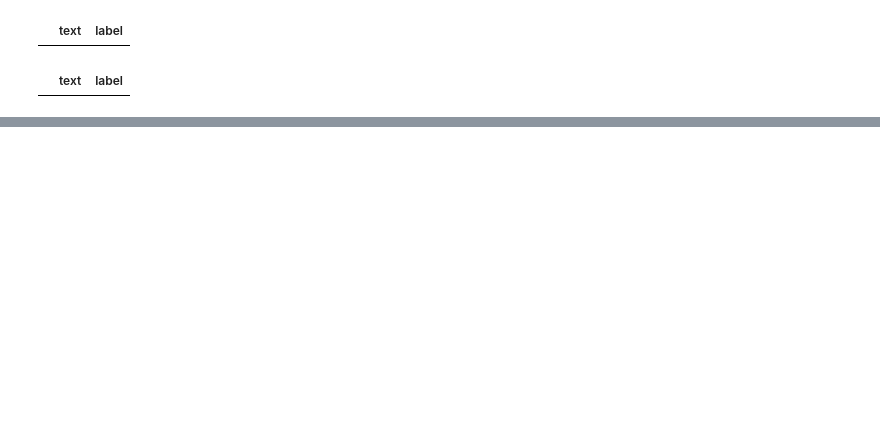
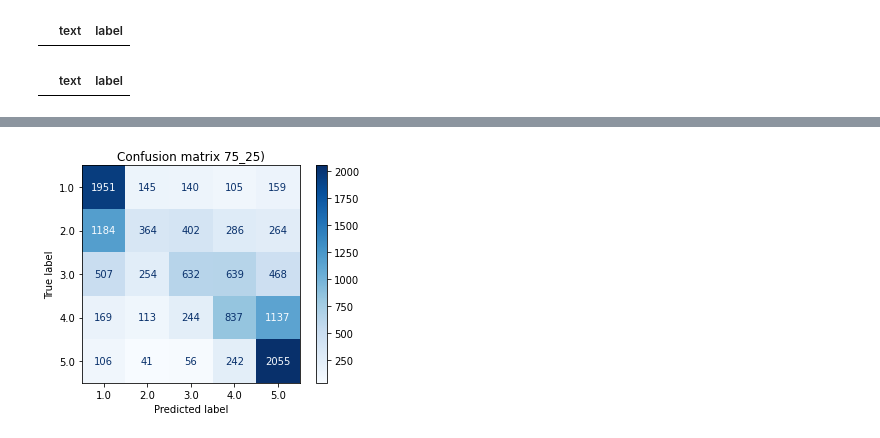
Before and after one commit to PhuongAnhMannheim/Master, a Jupyter notebook: ComparisonExperiments/Cell_only_amazon_LR.ipynb, the cells around one changed output, grey strips where cells are left out. Drawn from its saved outputs; the diff is of its cells as text; code cells hidden in the pictures; blank space fills up the shorter version.

```diff
--- a/ComparisonExperiments/Cell_only_amazon_LR.ipynb
+++ b/ComparisonExperiments/Cell_only_amazon_LR.ipynb
@@ -85,7 +79,7 @@ df.iloc[100].text
 X_train, X_test, y_train, y_test = train_test_split(df.text, df.label, test_size=0.25,random_state=7, stratify=df.label)
 
 # vectorizer = TfidfVectorizer(min_df=2 ,max_df=0.8, use_idf=True,sublinear_tf=True, ngram_range=(1,3))
-vectorizer = CountVectorizer(min_df=2 ,max_df=0.8, ngram_range=(1,3))
+vectorizer = CountVectorizer(min_df=5,max_df=0.9, ngram_range=(1,3))
 
 train_vectorized = vectorizer.fit_transform(X_train)
 vocab = vectorizer.get_feature_names()
@@ -120,45 +91,51 @@ Please also refer to the documentation for alternative solver options:
 # %%
 # vectorizer_chi2 = SelectKBest(chi2,k=3000)
-vectorizer_fs = SelectKBest(score_func=f_regression, k=2500)
+lst = [500, 1000, 1500, 2000, 2500, 3000, 3500, 4000, 4500, 5000]
+for i in lst:
+    vectorizer_fs = SelectKBest(score_func=f_classif, k=i)
 
-fs_train_vectorized = vectorizer_fs.fit_transform(train_vectorized,y_train)
-fs_test_vectorized = vectorizer_fs.transform(test_vectorized)
+    print(i)
 
-# Train the model using the training sets
-# nb.fit(X_train, y_train)
+    fs_train_vectorized = vectorizer_fs.fit_transform(train_vectorized,y_train)
+    fs_test_vectorized = vectorizer_fs.transform(test_vectorized)
 
-clf = LogisticRegression(C=1.0, dual=False, fit_intercept=True, random_state=0, solver='lbfgs', intercept_scaling=1, max_iter=100, multi_class='multinomial')
+    # Train the model using the training sets
+    # clf = LogisticRegression(C=1.0, dual=False, fit_intercept=True, random_state=0, solver='lbfgs', intercept_scaling=1, max_iter=100, multi_class='multinomial')
+    # clf = LinearSVC(penalty='l2', loss='squared_hinge', dual=False, tol=0.0001, multi_class='ovr', fit_intercept=True, intercept_scaling=1, class_weight='balanced', verbose=0, random_state=123, max_iter=1000)
+    # clf = LinearSVC(penalty='l2', loss='squared_hinge', dual=False, tol=0.0001, multi_class='crammer_singer', fit_intercept=True, intercept_scaling=1, class_weight='balanced', verbose=0, random_state=123, max_iter=1000)
+    # clf = MultinomialNB(class_prior=)
 
-clf.fit(fs_train_vectorized, y_train)
-#Predict the response for test dataset
-y_pred = clf.predict(fs_test_vectorized)
-print("Training and prediction done")
-print('Training target statistics: {}'.format(Counter(y_train), sorted(y_train)))
-print('Testing target statistics: {}'.format(Counter(y_test), sorted(y_test)))
+    clf.fit(fs_train_vectorized, y_train)
+    #Predict the response for test dataset
+    y_pred = clf.predict(fs_test_vectorized)
+    print("Training and prediction done")
+    print('Training target statistics: {}'.format(Counter(y_train), sorted(y_train)))
+    print('Testing target statistics: {}'.format(Counter(y_test), sorted(y_test)))
 
-# Model Accuracy, how often is the classifier correct?
-print("train: 75, text: 25")
-accuracy = str(metrics.accuracy_score(y_test, y_pred))
-precision = str(metrics.precision_score(y_test, y_pred, average="macro"))
-f1 = str(metrics.f1_score(y_test, y_pred, average="macro"))
-print("Accuracy:" + accuracy)
-print("Precision:" + precision)
-print("F1:" + f1)
-print(pd.crosstab(y_test, y_pred))
+    # Model Accuracy, how often is the classifier correct?
+    print("train: 75, text: 25")
+    accuracy = str(metrics.accuracy_score(y_test, y_pred))
+    precision = str(metrics.precision_score(y_test, y_pred, average="macro"))
+    f1 = str(metrics.f1_score(y_test, y_pred, average="macro"))
+    print("Accuracy:" + accuracy)
+    print("Precision:" + precision)
+    print("F1:" + f1)
+    print(pd.crosstab(y_test, y_pred))
 
-# Visualization of Confusion Matrix and saving
-plt.rcParams['figure.facecolor'] = 'white'
-title = f"Confusion matrix 75_25)"
-disp = plot_confusion_matrix(clf, fs_test_vectorized, y_test,
-                             display_labels=[1.0, 2.0, 3.0, 4.0, 5.0],
-                             cmap=plt.cm.Blues)
-disp.ax_.set_title(title)
-plt.show()
+    # Visualization of Confusion Matrix and saving
+    plt.rcParams['figure.facecolor'] = 'white'
+    title = f"Confusion matrix 75_25)"
+    disp = plot_confusion_matrix(clf, fs_test_vectorized, y_test,
+                                 display_labels=[1.0, 2.0, 3.0, 4.0, 5.0],
+                                 cmap=plt.cm.Blues)
+    disp.ax_.set_title(title)
+    plt.show()
 
-title_norm = title + "_normalize"
-disp_norm = plot_confusion_matrix(clf, fs_test_vectorized, y_test,
-                             display_labels=[1.0, 2.0, 3.0, 4.0, 5.0],
-                             cmap=plt.cm.Blues,
-                             normalize='true')
-disp_norm.ax_.set_title(title_norm)
-plt.show()
+    title_norm = title + "_normalize"
+    disp_norm = plot_confusion_matrix(clf, fs_test_vectorized, y_test,
+                                 display_labels=[1.0, 2.0, 3.0, 4.0, 5.0],
+                                 cmap=plt.cm.Blues,
+                                 normalize='true')
+    disp_norm.ax_.set_title(title_norm)
+    plt.show()
+# %% [output]
@@ -164,0 +159 @@ plt.show()
+[figure, added]
```
Also changed, not shown: parts of 10 cells of this notebook, 32 other files.
